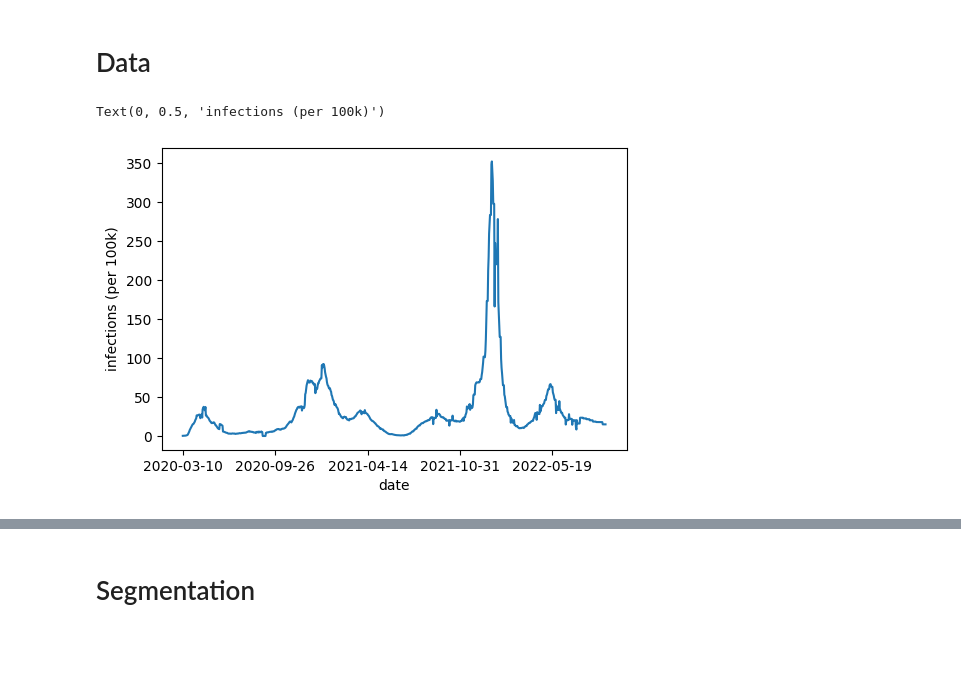
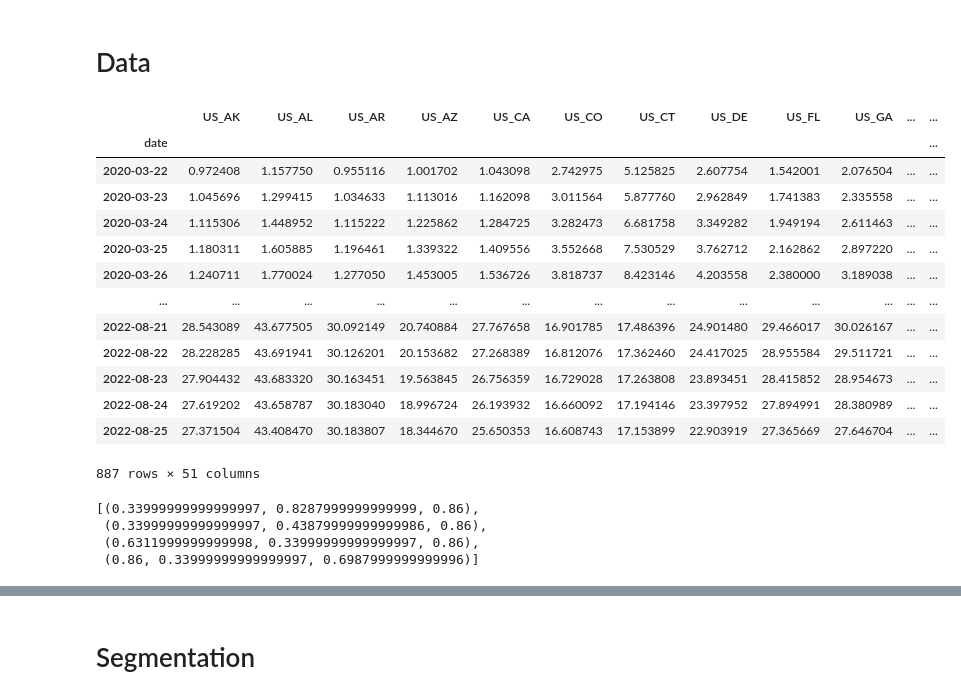
Before and after one commit to kevin-q2/wave_cluster, a Jupyter notebook: examples/examples.ipynb, the cells around one changed output, grey strips where cells are left out. Drawn from its saved outputs; the diff is of its cells as text; code cells hidden in the pictures; blank space fills up the shorter version.

```diff
--- a/examples/examples.ipynb
+++ b/examples/examples.ipynb
@@ -52,8 +45,17 @@ data.iloc[350 + 11: 420-10,idd] = smooth_vec
-# %%
-fix,ax = plt.subplots(dpi=100)
-location = 'US_MA'
-data.loc[:,location].plot(ax=ax)
-ax.set_ylabel('infections (per 100k)')
-# %% [output]
-Text(0, 0.5, 'infections (per 100k)')
-[figure, removed]
+# %%
+data
+# %% [output]
+|  | US_AK | US_AL | US_AR | US_AZ | US_CA | US_CO | US_CT | US_DE | US_FL | US_GA | ... | ... |
+| date |  |  |  |  |  |  |  |  |  |  |  | ... |
+| 2020-03-22 | 0.972408 | 1.157750 | 0.955116 | 1.001702 | 1.043098 | 2.742975 | 5.125825 | 2.607754 | 1.542001 | 2.076504 | ... | ... |
+| 2020-03-23 | 1.045696 | 1.299415 | 1.034633 | 1.113016 | 1.162098 | 3.011564 | 5.877760 | 2.962849 | 1.741383 | 2.335558 | ... | ... |
+| 2020-03-24 | 1.115306 | 1.448952 | 1.115222 | 1.225862 | 1.284725 | 3.282473 | 6.681758 | 3.349282 | 1.949194 | 2.611463 | ... | ... |
+| 2020-03-25 | 1.180311 | 1.605885 | 1.196461 | 1.339322 | 1.409556 | 3.552668 | 7.530529 | 3.762712 | 2.162862 | 2.897220 | ... | ... |
+| 2020-03-26 | 1.240711 | 1.770024 | 1.277050 | 1.453005 | 1.536726 | 3.818737 | 8.423146 | 4.203558 | 2.380000 | 3.189038 | ... | ... |
+| ... | ... | ... | ... | ... | ... | ... | ... | ... | ... | ... | ... | ... |
+| 2022-08-21 | 28.543089 | 43.677505 | 30.092149 | 20.740884 | 27.767658 | 16.901785 | 17.486396 | 24.901480 | 29.466017 | 30.026167 | ... | ... |
+| 2022-08-22 | 28.228285 | 43.691941 | 30.126201 | 20.153682 | 27.268389 | 16.812076 | 17.362460 | 24.417025 | 28.955584 | 29.511721 | ... | ... |
+| 2022-08-23 | 27.904432 | 43.683320 | 30.163451 | 19.563845 | 26.756359 | 16.729028 | 17.263808 | 23.893451 | 28.415852 | 28.954673 | ... | ... |
+| 2022-08-24 | 27.619202 | 43.658787 | 30.183040 | 18.996724 | 26.193932 | 16.660092 | 17.194146 | 23.397952 | 27.894991 | 28.380989 | ... | ... |
+| 2022-08-25 | 27.371504 | 43.408470 | 30.183807 | 18.344670 | 25.650353 | 16.608743 | 17.153899 | 22.903919 | 27.365669 | 27.646704 | ... | ... |
+887 rows × 51 columns
@@ -59,0 +64,7 @@ Text(0, 0.5, 'infections (per 100k)')
+# %%
+custom_palette
+# %% [output]
+[(0.33999999999999997, 0.8287999999999999, 0.86),
+ (0.33999999999999997, 0.43879999999999986, 0.86),
+ (0.6311999999999998, 0.33999999999999997, 0.86),
+ (0.86, 0.33999999999999997, 0.6987999999999996)]
```
Also changed, not shown: parts of 4 cells of this notebook.
